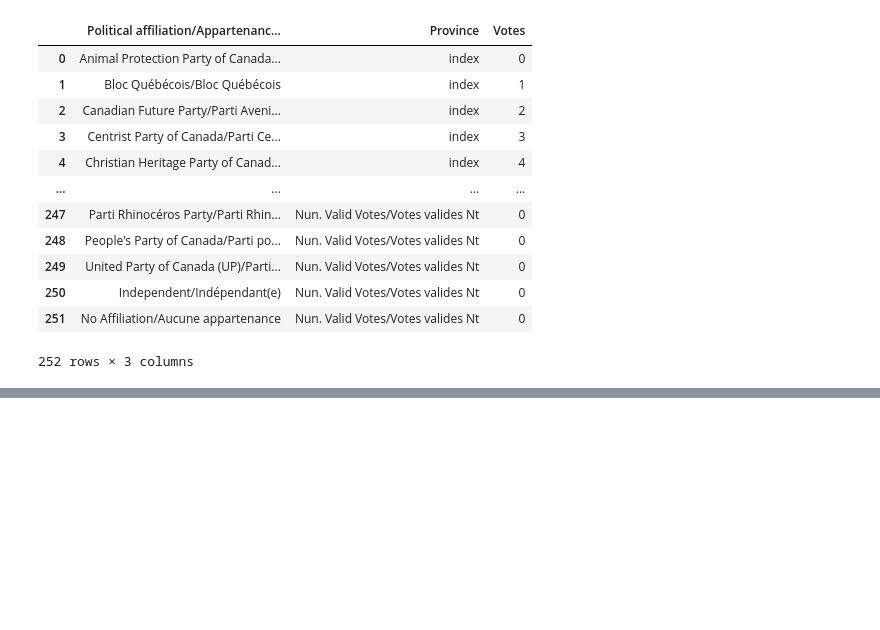
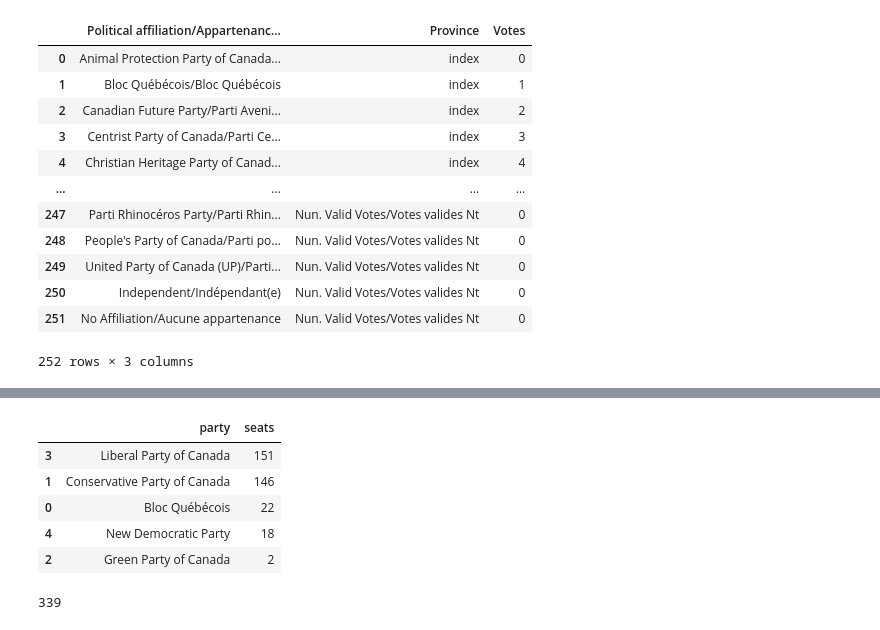
Before and after one commit to nervoustechie/canada-electoral-analysis, a Jupyter notebook: ElectoralAnalysis.ipynb, the cells around one changed output, grey strips where cells are left out. Drawn from its saved outputs; the diff is of its cells as text; code cells hidden in the pictures; blank space fills up the shorter version.

```diff
--- a/ElectoralAnalysis.ipynb
+++ b/ElectoralAnalysis.ipynb
@@ -130,0 +181,13 @@ print(on)
+# %%
+national_results
+# %% [output]
+|  | party | seats |
+| 3 | Liberal Party of Canada | 151 |
+| 1 | Conservative Party of Canada | 146 |
+| 0 | Bloc Québécois | 22 |
+| 4 | New Democratic Party | 18 |
+| 2 | Green Party of Canada | 2 |
+# %%
+sum(national_results['seats'])
+# %% [output]
+339
```
Also changed, not shown: parts of 13 cells of this notebook, 1 other file.
